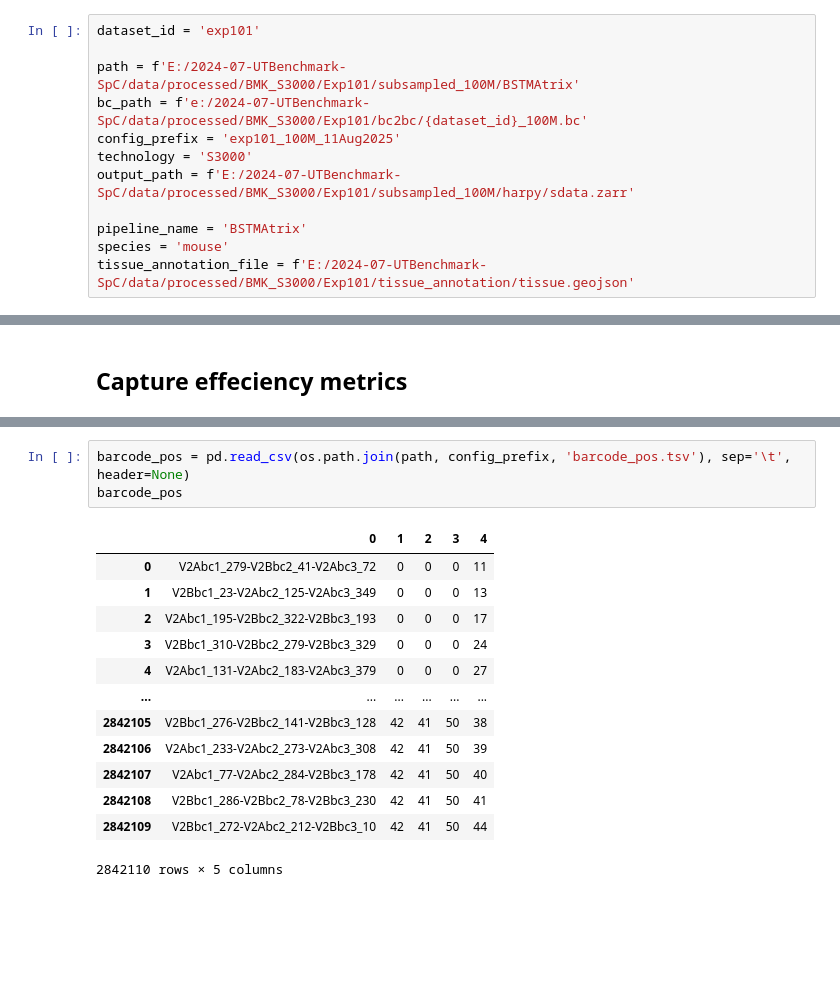
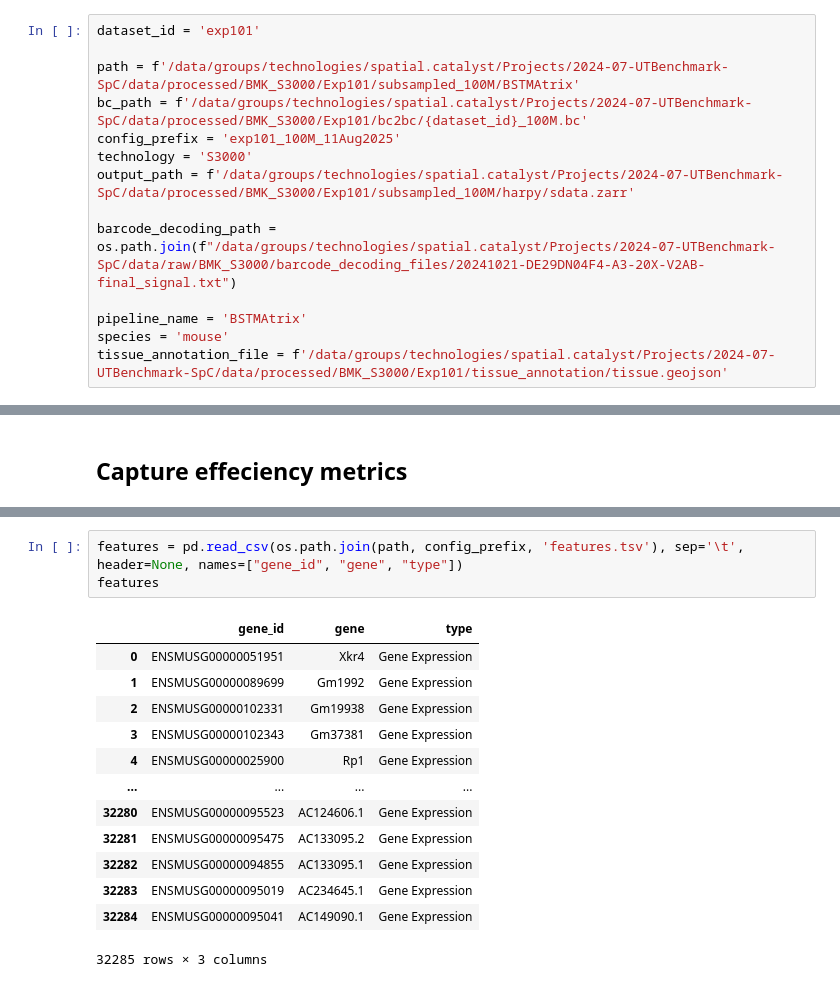
Before and after one commit to vibspatial/seq-spatial-transcriptomics-benchmark, a Jupyter notebook: BMK_S3000/harpy/exp101_100M.ipynb, the cells around one changed output, grey strips where cells are left out. Saved outputs shown, nothing was run; the diff lists cells and outputs as text; blank space fills up the shorter version.

```diff
--- a/BMK_S3000/harpy/exp101_100M.ipynb
+++ b/BMK_S3000/harpy/exp101_100M.ipynb
@@ -38,13 +35,15 @@ from _bmkmanu import bmkmanu
 # %%
 dataset_id = 'exp101'
 
-path = f'E:/2024-07-UTBenchmark-SpC/data/processed/BMK_S3000/Exp101/subsampled_100M/BSTMAtrix'
-bc_path = f'e:/2024-07-UTBenchmark-SpC/data/processed/BMK_S3000/Exp101/bc2bc/{dataset_id}_100M.bc'
+path = f'/data/groups/technologies/spatial.catalyst/Projects/2024-07-UTBenchmark-SpC/data/processed/BMK_S3000/Exp101/subsampled_100M/BSTMAtrix'
+bc_path = f'/data/groups/technologies/spatial.catalyst/Projects/2024-07-UTBenchmark-SpC/data/processed/BMK_S3000/Exp101/bc2bc/{dataset_id}_100M.bc'
 config_prefix = 'exp101_100M_11Aug2025'
 technology = 'S3000'
-output_path = f'E:/2024-07-UTBenchmark-SpC/data/processed/BMK_S3000/Exp101/subsampled_100M/harpy/sdata.zarr'
+output_path = f'/data/groups/technologies/spatial.catalyst/Projects/2024-07-UTBenchmark-SpC/data/processed/BMK_S3000/Exp101/subsampled_100M/harpy/sdata.zarr'
+
+barcode_decoding_path = os.path.join(f"/data/groups/technologies/spatial.catalyst/Projects/2024-07-UTBenchmark-SpC/data/raw/BMK_S3000/barcode_decoding_files/20241021-DE29DN04F4-A3-20X-V2AB-final_signal.txt")
 
 pipeline_name = 'BSTMAtrix'
 species = 'mouse'
-tissue_annotation_file = f'E:/2024-07-UTBenchmark-SpC/data/processed/BMK_S3000/Exp101/tissue_annotation/tissue.geojson'
+tissue_annotation_file = f'/data/groups/technologies/spatial.catalyst/Projects/2024-07-UTBenchmark-SpC/data/processed/BMK_S3000/Exp101/tissue_annotation/tissue.geojson'
 # %%
@@ -414,17 +1264,17 @@ Total number of unique barcodes: 2549918
 # %%
-barcode_pos = pd.read_csv(os.path.join(path, config_prefix, 'barcode_pos.tsv'), sep='\t', header=None)
-barcode_pos
+features = pd.read_csv(os.path.join(path, config_prefix, 'features.tsv'), sep='\t', header=None, names=["gene_id", "gene", "type"])
+features
 # %% [output]
-|  | 0 | 1 | 2 | 3 | 4 |
-| 0 | V2Abc1_279-V2Bbc2_41-V2Abc3_72 | 0 | 0 | 0 | 11 |
-| 1 | V2Bbc1_23-V2Abc2_125-V2Abc3_349 | 0 | 0 | 0 | 13 |
-| 2 | V2Abc1_195-V2Bbc2_322-V2Bbc3_193 | 0 | 0 | 0 | 17 |
-| 3 | V2Bbc1_310-V2Bbc2_279-V2Bbc3_329 | 0 | 0 | 0 | 24 |
-| 4 | V2Abc1_131-V2Abc2_183-V2Abc3_379 | 0 | 0 | 0 | 27 |
-| ... | ... | ... | ... | ... | ... |
-| 2842105 | V2Bbc1_276-V2Bbc2_141-V2Bbc3_128 | 42 | 41 | 50 | 38 |
-| 2842106 | V2Abc1_233-V2Abc2_273-V2Abc3_308 | 42 | 41 | 50 | 39 |
-| 2842107 | V2Abc1_77-V2Abc2_284-V2Bbc3_178 | 42 | 41 | 50 | 40 |
-| 2842108 | V2Bbc1_286-V2Bbc2_78-V2Bbc3_230 | 42 | 41 | 50 | 41 |
-| 2842109 | V2Bbc1_272-V2Abc2_212-V2Bbc3_10 | 42 | 41 | 50 | 44 |
+|  | gene_id | gene | type |
+| 0 | ENSMUSG00000051951 | Xkr4 | Gene Expression |
+| 1 | ENSMUSG00000089699 | Gm1992 | Gene Expression |
+| 2 | ENSMUSG00000102331 | Gm19938 | Gene Expression |
+| 3 | ENSMUSG00000102343 | Gm37381 | Gene Expression |
+| 4 | ENSMUSG00000025900 | Rp1 | Gene Expression |
+| ... | ... | ... | ... |
+| 32280 | ENSMUSG00000095523 | AC124606.1 | Gene Expression |
+| 32281 | ENSMUSG00000095475 | AC133095.2 | Gene Expression |
+| 32282 | ENSMUSG00000094855 | AC133095.1 | Gene Expression |
+| 32283 | ENSMUSG00000095019 | AC234645.1 | Gene Expression |
+| 32284 | ENSMUSG00000095041 | AC149090.1 | Gene Expression |
-2842110 rows × 5 columns
+32285 rows × 3 columns
```
Also changed, not shown: parts of 73 cells of this notebook, 5 other files.
